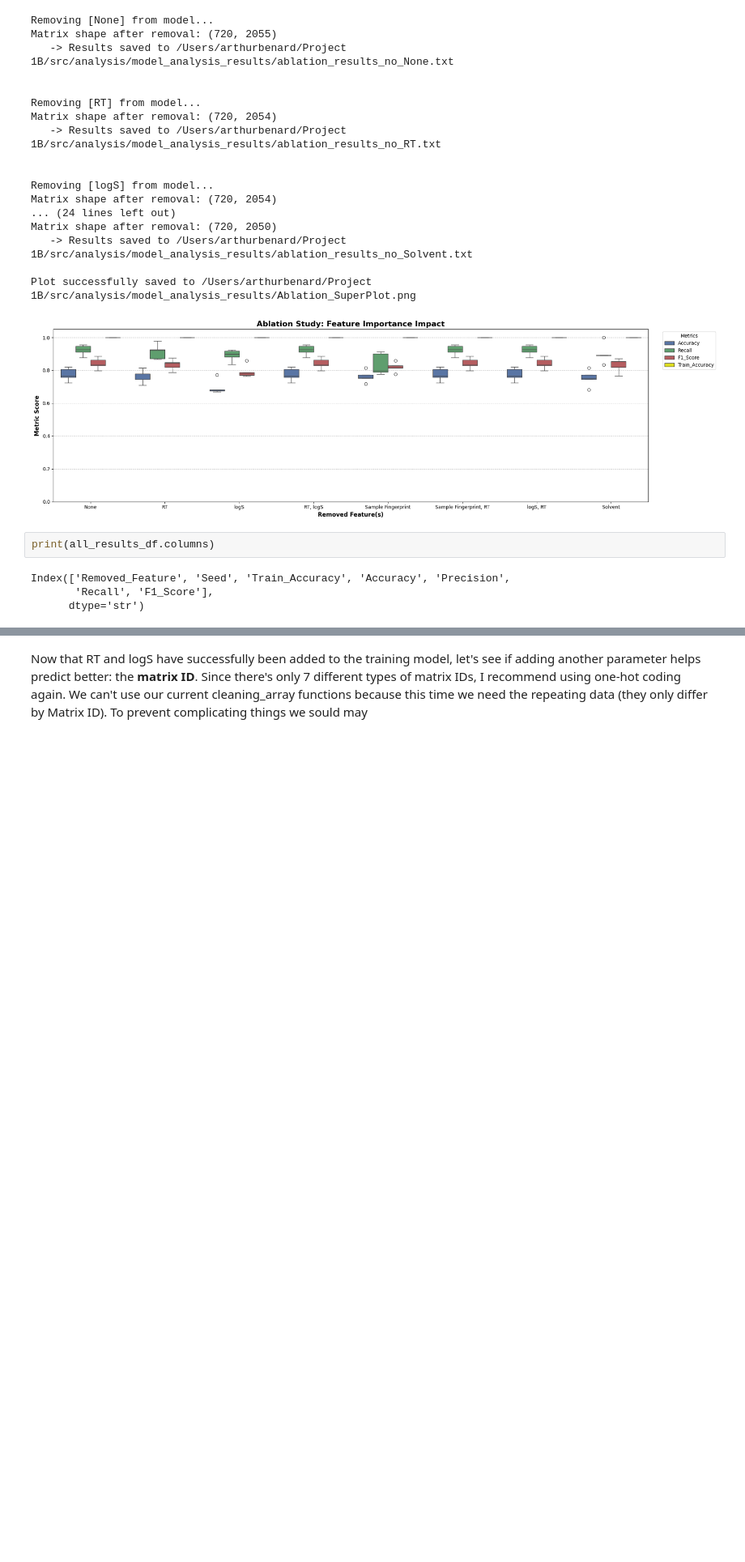
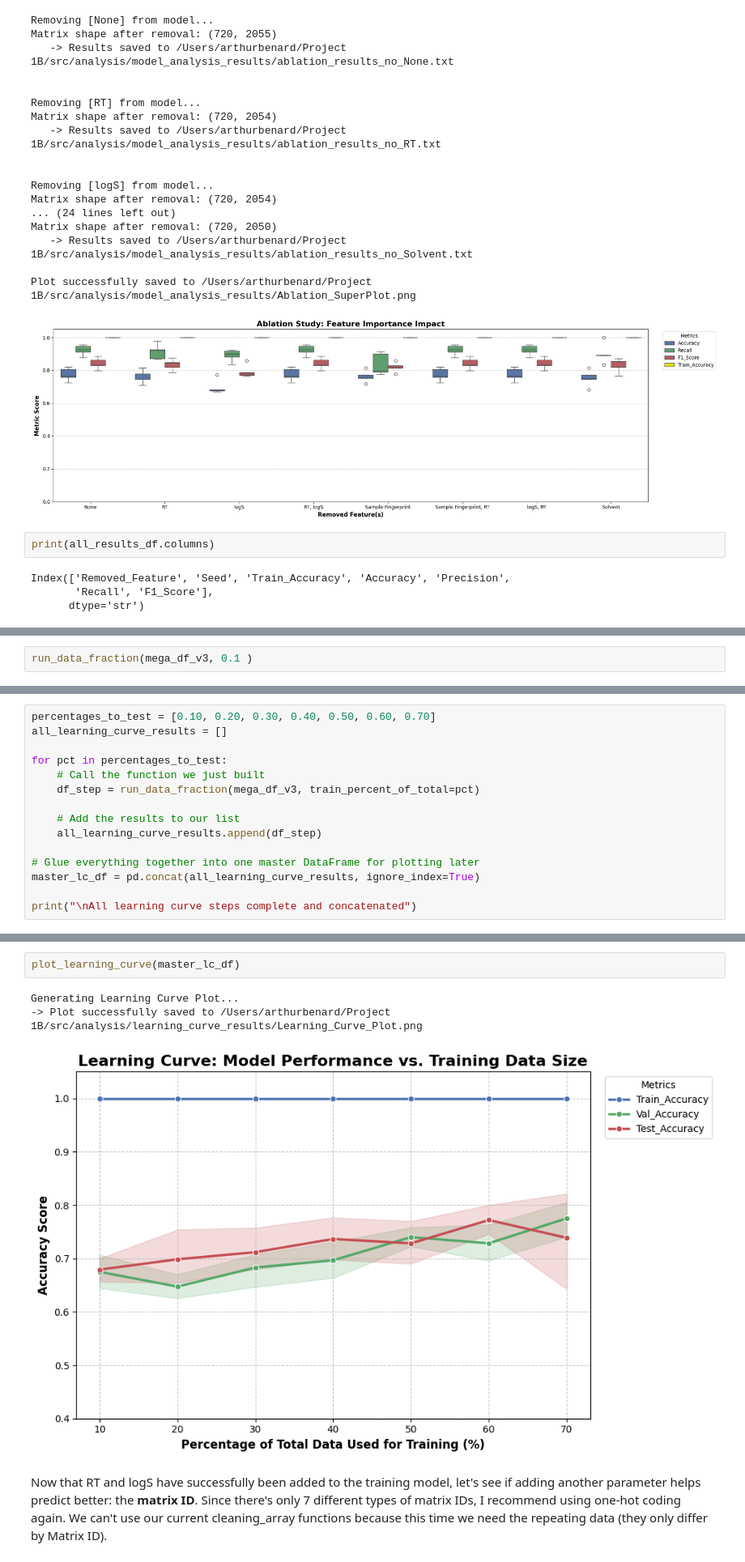
Before and after one commit to swisscatplus/solubility_prediction_nmr, a Jupyter notebook: src/dev/rt_prediction.ipynb, the cells around one changed output, grey strips where cells are left out. Shown at 81% size. Cells and saved outputs as stored; diff of their text form; blank space fills up the shorter version.

Commit message:
wrote functions to test different percentages of training data, and plot. then included matrix ID in model training. played around with fingerprint compressing percentage.

```diff
--- a/src/dev/rt_prediction.ipynb
+++ b/src/dev/rt_prediction.ipynb
@@ -883,0 +881,2 @@ Index(['Removed_Feature', 'Seed', 'Train_Accuracy', 'Accuracy', 'Precision',
+# %%
+run_data_fraction(mega_df_v3, 0.1 )
@@ -883,0 +894,15 @@ Index(['Removed_Feature', 'Seed', 'Train_Accuracy', 'Accuracy', 'Precision',
+# %%
+percentages_to_test = [0.10, 0.20, 0.30, 0.40, 0.50, 0.60, 0.70]
+all_learning_curve_results = []
+
+for pct in percentages_to_test:
+    # Call the function we just built
+    df_step = run_data_fraction(mega_df_v3, train_percent_of_total=pct)
+
+    # Add the results to our list
+    all_learning_curve_results.append(df_step)
+
+# Glue everything together into one master DataFrame for plotting later
+master_lc_df = pd.concat(all_learning_curve_results, ignore_index=True)
+
+print("\nAll learning curve steps complete and concatenated")
@@ -884,2 +927,8 @@ Index(['Removed_Feature', 'Seed', 'Train_Accuracy', 'Accuracy', 'Precision',
+# %%
+plot_learning_curve(master_lc_df)
+# %% [output]
+Generating Learning Curve Plot...
+-> Plot successfully saved to /Users/arthurbenard/Project 1B/src/analysis/learning_curve_results/Learning_Curve_Plot.png
+[figure, added]
 # %% [markdown]
-Now that RT and logS have successfully been added to the training model, let's see if adding another parameter helps predict better: the **matrix ID**. Since there's only 7 different types of matrix IDs, I recommend using one-hot coding again. We can't use our current cleaning_array functions because this time we need the repeating data (they only differ by Matrix ID). To prevent complicating things we sould may
+Now that RT and logS have successfully been added to the training model, let's see if adding another parameter helps predict better: the **matrix ID**. Since there's only 7 different types of matrix IDs, I recommend using one-hot coding again. We can't use our current cleaning_array functions because this time we need the repeating data (they only differ by Matrix ID).
```
Also changed, not shown: parts of 25 cells of this notebook, 19 other files.
